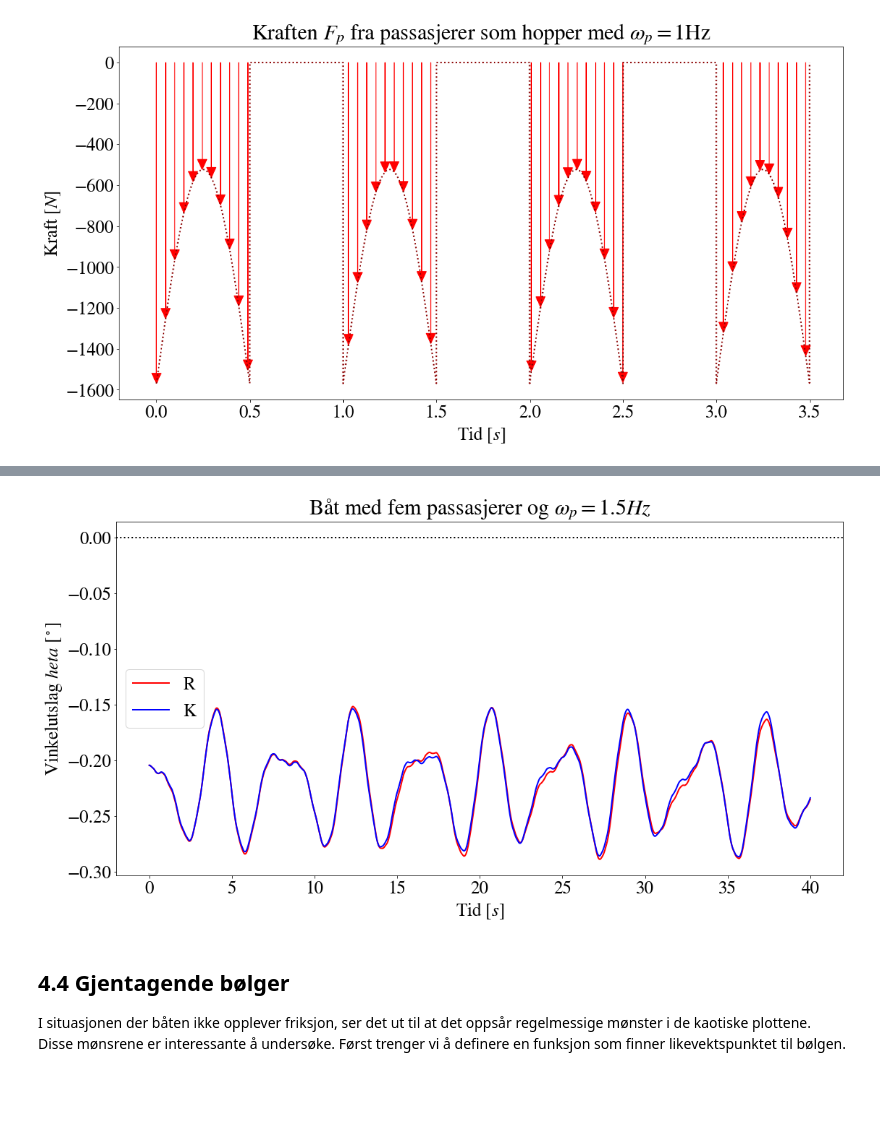
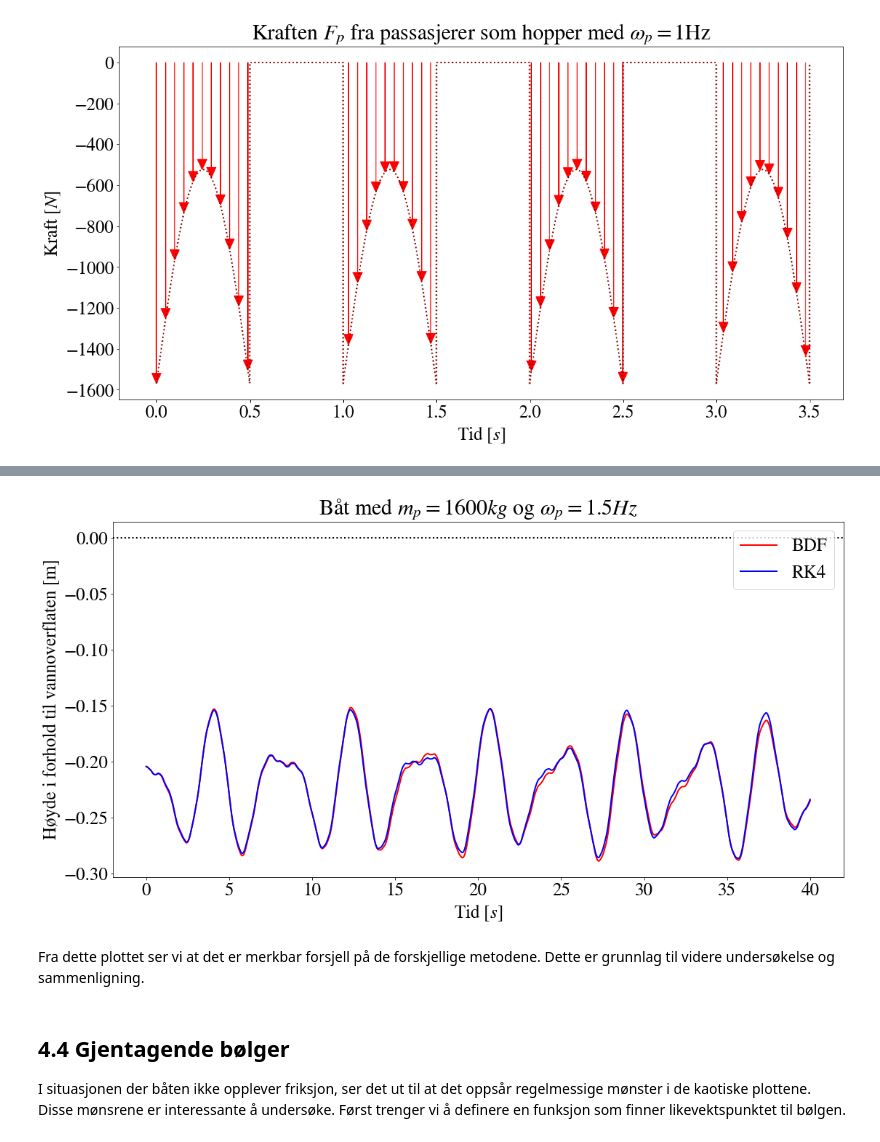
Before and after one commit to emiljonsrud/vitberr_prosjekt2_tekfys, a Jupyter notebook: Combine_our_and_emil.ipynb, the cells around one changed output, grey strips where cells are left out. Drawn from its saved outputs; the diff is of its cells as text; code cells hidden in the pictures; blank space fills up the shorter version.

```diff
--- a/Combine_our_and_emil.ipynb
+++ b/Combine_our_and_emil.ipynb
@@ -1721,52 +1715,56 @@ def jumping_people():
         w_start_vals, t_end, h_step, F_0, k_f, omega_w, m_boat, m_L, fences_bool_input=True, crowd=passangers,
         ode_solver=integrate.solve_ivp, method='BDF'
     )
+
     ######################################################
-    #       Plot the results
+    #       Plot the ANGLE
     plt.plot(
         t_bdf,
         w_bdf[3],
-        color = 'red'
+        color = 'red',
+        label = "BDF"
         # 'o'
     )
-    plt.legend("BDF")
 
     plt.plot(
         t_rk4,
         w_rk4[3],
-        color = "blue"
+        color = "blue",
+        label = "RK4"
     )
-    plt.legend("RK4")
 
+    plt.legend()
     # plt.ylim(-2.5,2.5)
-    plt.ylabel('Vinkelutslag $\theta$ [$^\circ$]')
+    plt.ylabel('Høyde i forhold til vannoverflaten [m]')
     plt.xlabel('Tid [$s$]')
 
-    plt.title("Båt med fem passasjerer og $\omega_p=1.5Hz$")
+    plt.title("Båt med $m_p = 1600kg$ og $\omega_p=1.5Hz$")
     plt.axhline(0, color="black", linestyle="dotted")
     plt.show()
 
     ######################################################
     #       Save the data for further calculations
     boat_information = [
         w_start_vals,
         m_boat,
         passangers,
 
     ]
     np.savez(
         'simulation_data/jumping_people',
         t_rk4 = t_rk4,
         w_rk4 = w_rk4,
         t_bdf = t_bdf,
         w_bdf = w_bdf,
         boat_information = boat_information
     )
 
 
 jumping_people()
 # %% [output]
-[figure, old version]
+[figure, new version]
+# %% [markdown]
+Fra dette plottet ser vi at det er merkbar forsjell på de forskjellige metodene. Dette er grunnlag til videre undersøkelse og sammenligning.
 # %% [markdown]
 ## 4.4 Gjentagende bølger
 
```
Also changed, not shown: parts of 27 cells of this notebook.
